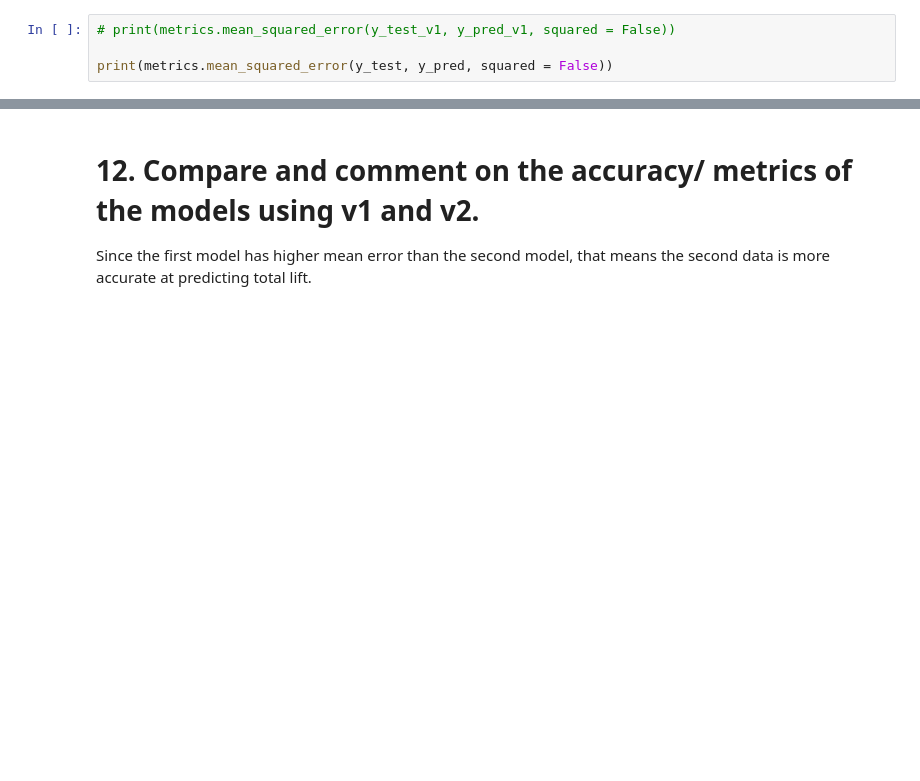
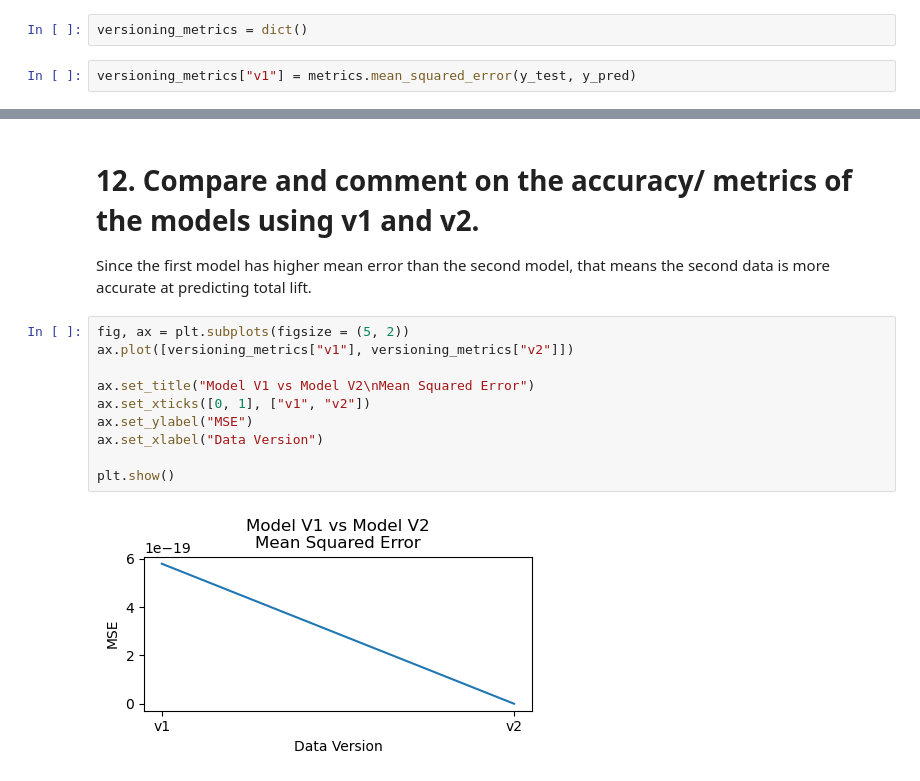
Before and after one commit to mariafshan/adsp_ml_ops, a Jupyter notebook: Assignment_1/Assignment 1 EDA and Training.ipynb, the cells around one changed output, grey strips where cells are left out. Cells and saved outputs as stored; diff of their text form; blank space fills up the shorter version.

```diff
--- a/Assignment_1/Assignment 1 EDA and Training.ipynb
+++ b/Assignment_1/Assignment 1 EDA and Training.ipynb
@@ -147,6 +153,6 @@ y_test, y_pred = y_predict(data = data)
 # %% [markdown]
 # 7. Run metrics for this model.
+# %%
+versioning_metrics = dict()
 # %%
-# print(metrics.mean_squared_error(y_test_v1, y_pred_v1, squared = False))
-
-print(metrics.mean_squared_error(y_test, y_pred, squared = False))
+versioning_metrics["v1"] = metrics.mean_squared_error(y_test, y_pred)
@@ -231,3 +235,15 @@ print(metrics.mean_squared_error(y_test, y_pred, squared = False))
 # %% [markdown]
 # 12. Compare and comment on the accuracy/ metrics of the models using v1 and v2.
 Since the first model has higher mean error than the second model, that means the second data is more accurate at predicting total lift.
+# %%
+fig, ax = plt.subplots(figsize = (5, 2))
+ax.plot([versioning_metrics["v1"], versioning_metrics["v2"]])
+
+ax.set_title("Model V1 vs Model V2\nMean Squared Error")
+ax.set_xticks([0, 1], ["v1", "v2"])
+ax.set_ylabel("MSE")
+ax.set_xlabel("Data Version")
+
+plt.show()
+# %% [output]
+[figure, added]
```
Also changed, not shown: parts of 42 cells of this notebook, 1 other file.
